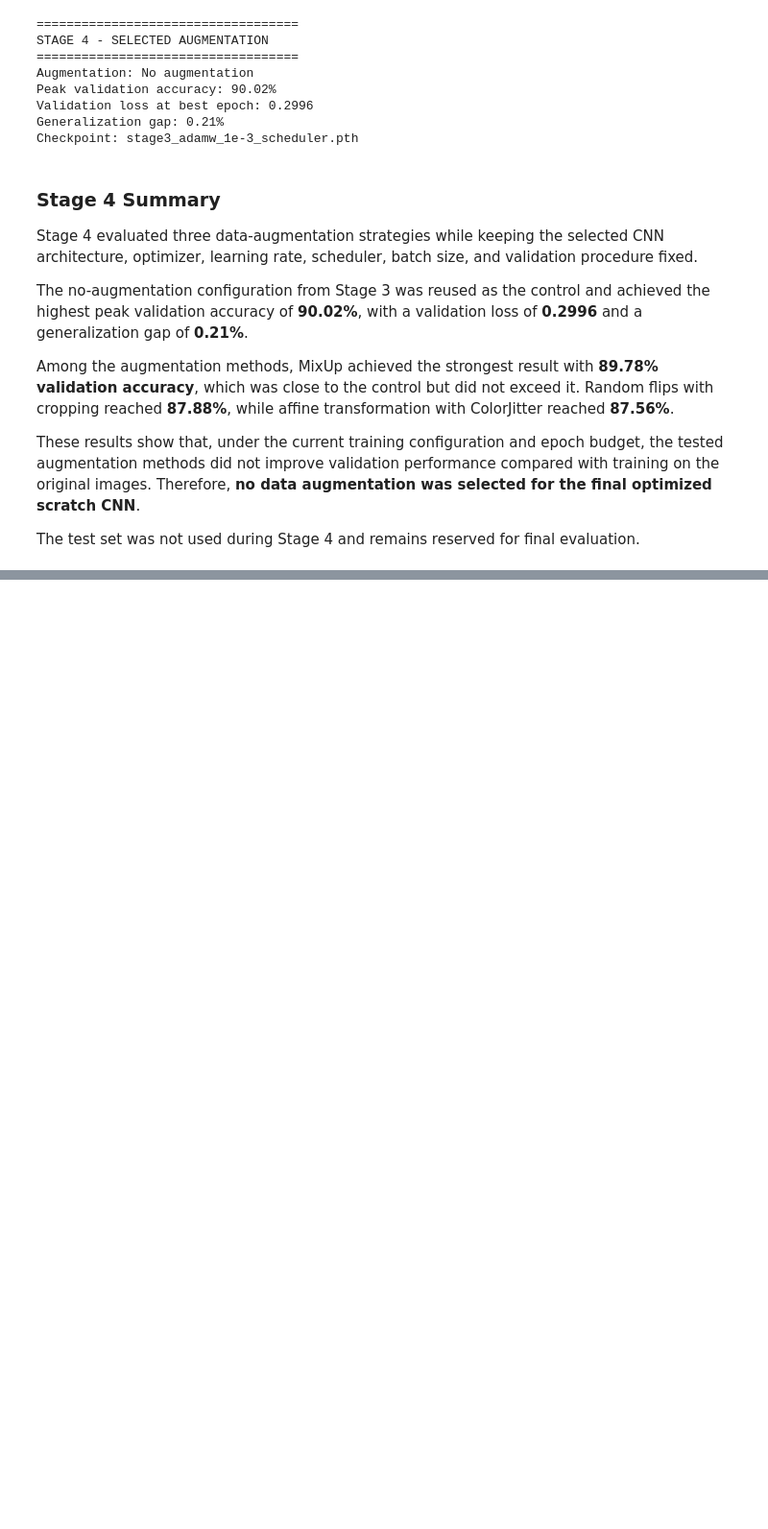
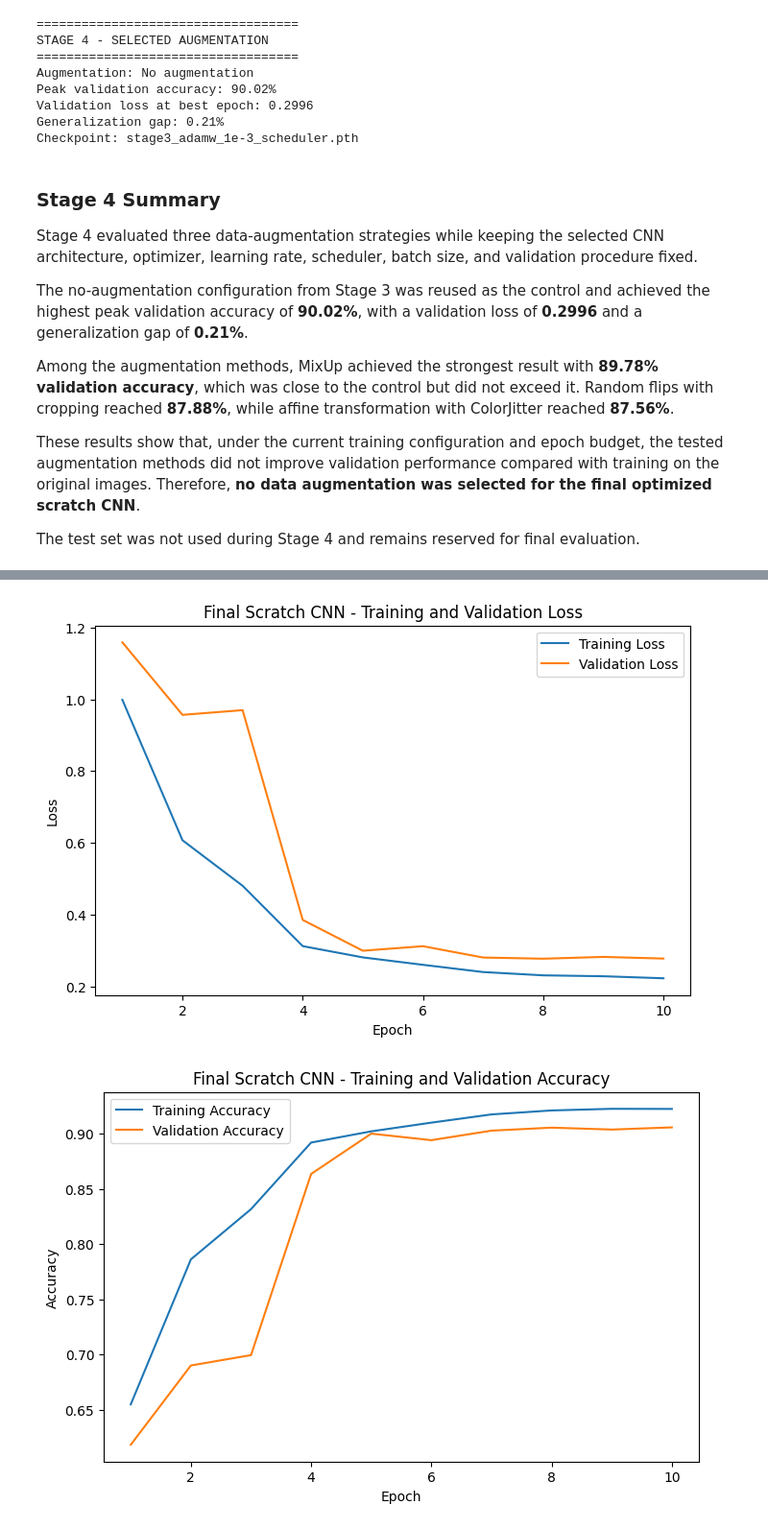
Before and after one commit to amarfarshoukh/EuroSAT_Project, a Jupyter notebook: notebooks/EuroSAT_Project.ipynb, the cells around one changed output, grey strips where cells are left out. Shown at 96% size. Cells and saved outputs as stored; diff of their text form; code cells hidden in the pictures; blank space fills up the shorter version.

Commit message:
stage 5 done

```diff
--- a/notebooks/EuroSAT_Project.ipynb
+++ b/notebooks/EuroSAT_Project.ipynb
@@ -2784,0 +2941,17 @@ The test set was not used during Stage 4 and remains reserved for final evaluati
+# %%
+criterion = nn.CrossEntropyLoss()
+
+optimizer = optim.AdamW(
+    final_model.parameters(),
+    lr=0.001,
+    weight_decay=0.01
+)
+
+scheduler = optim.lr_scheduler.StepLR(
+    optimizer,
+    step_size=3,
+    gamma=0.1
+)
+
+print(optimizer)
+print(scheduler)
@@ -2784,0 +3147,46 @@ The test set was not used during Stage 4 and remains reserved for final evaluati
+# %%
+plt.figure(figsize=(8, 5))
+
+plt.plot(
+    range(1, stage5_epochs + 1),
+    train_losses,
+    label='Training Loss'
+)
+
+plt.plot(
+    range(1, stage5_epochs + 1),
+    val_losses,
+    label='Validation Loss'
+)
+
+plt.xlabel('Epoch')
+plt.ylabel('Loss')
+plt.title('Final Scratch CNN - Training and Validation Loss')
+plt.legend()
+
+plt.show()
+
+
+plt.figure(figsize=(8, 5))
+
+plt.plot(
+    range(1, stage5_epochs + 1),
+    train_accuracies,
+    label='Training Accuracy'
+)
+
+plt.plot(
+    range(1, stage5_epochs + 1),
+    val_accuracies,
+    label='Validation Accuracy'
+)
+
+plt.xlabel('Epoch')
+plt.ylabel('Accuracy')
+plt.title('Final Scratch CNN - Training and Validation Accuracy')
+plt.legend()
+
+plt.show()
+# %% [output]
+[figure, added]
+[figure, added]
```
Also changed, not shown: parts of 24 cells of this notebook, 12 other files.
